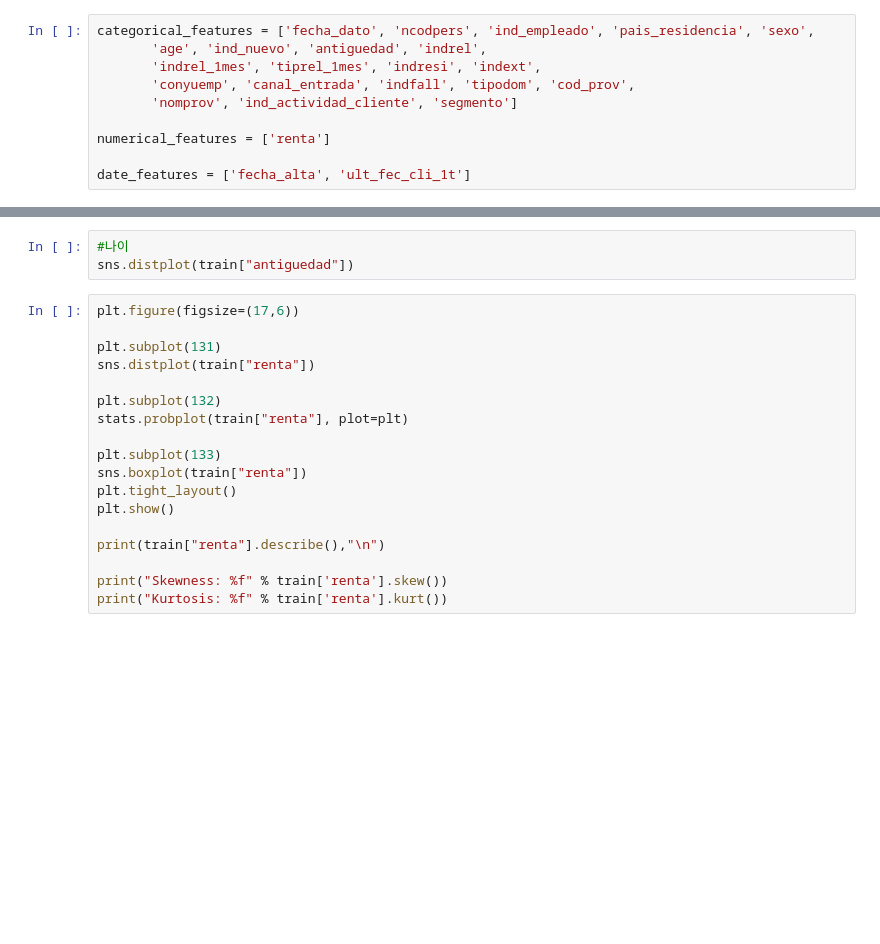
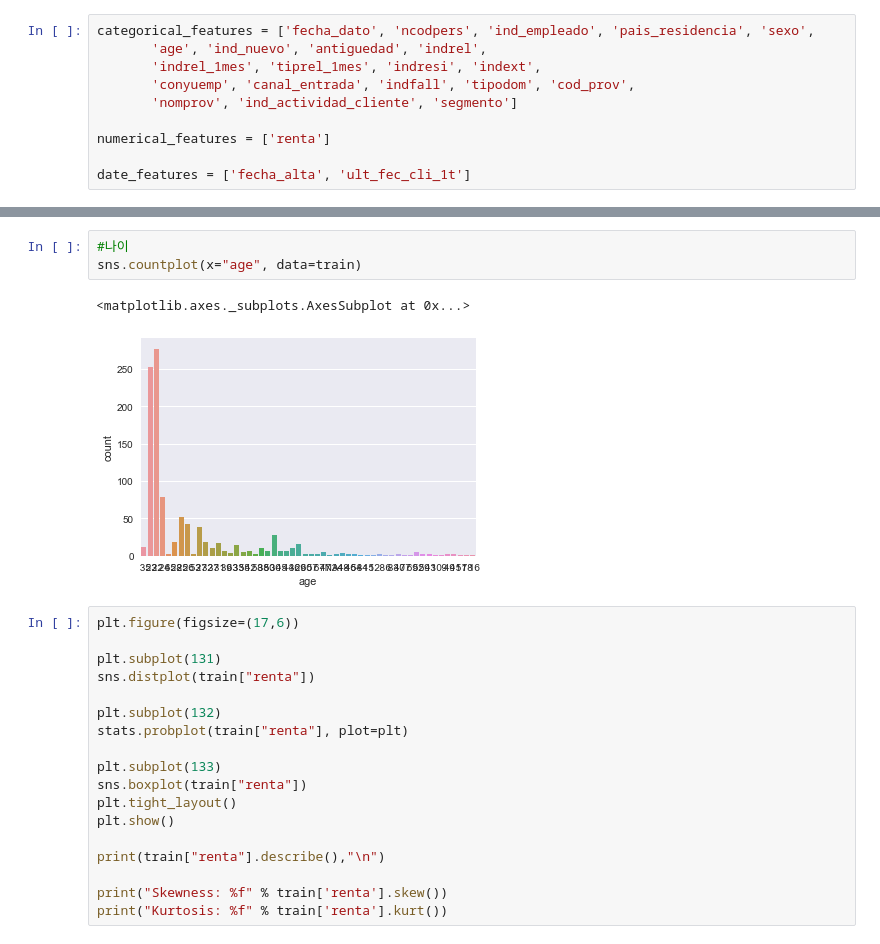
Before and after one commit to byaracho/Kaggle_Project, a Jupyter notebook: Santander_Product_Recommendation/EDA_ver.1_byaracho.ipynb, the cells around one changed output, grey strips where cells are left out. Drawn from its saved outputs; the diff is of its cells as text; blank space fills up the shorter version.

```diff
--- a/Santander_Product_Recommendation/EDA_ver.1_byaracho.ipynb
+++ b/Santander_Product_Recommendation/EDA_ver.1_byaracho.ipynb
@@ -266,6 +272,9 @@ sns.distplot(train["antiguedad"])
 # %%
 #나이
-sns.distplot(train["antiguedad"])
+sns.countplot(x="age", data=train)
+# %% [output]
+<matplotlib.axes._subplots.AxesSubplot at 0x...>
+[figure, added]
 # %%
 plt.figure(figsize=(17,6))
 
```
Also changed, not shown: parts of 3 cells of this notebook.
